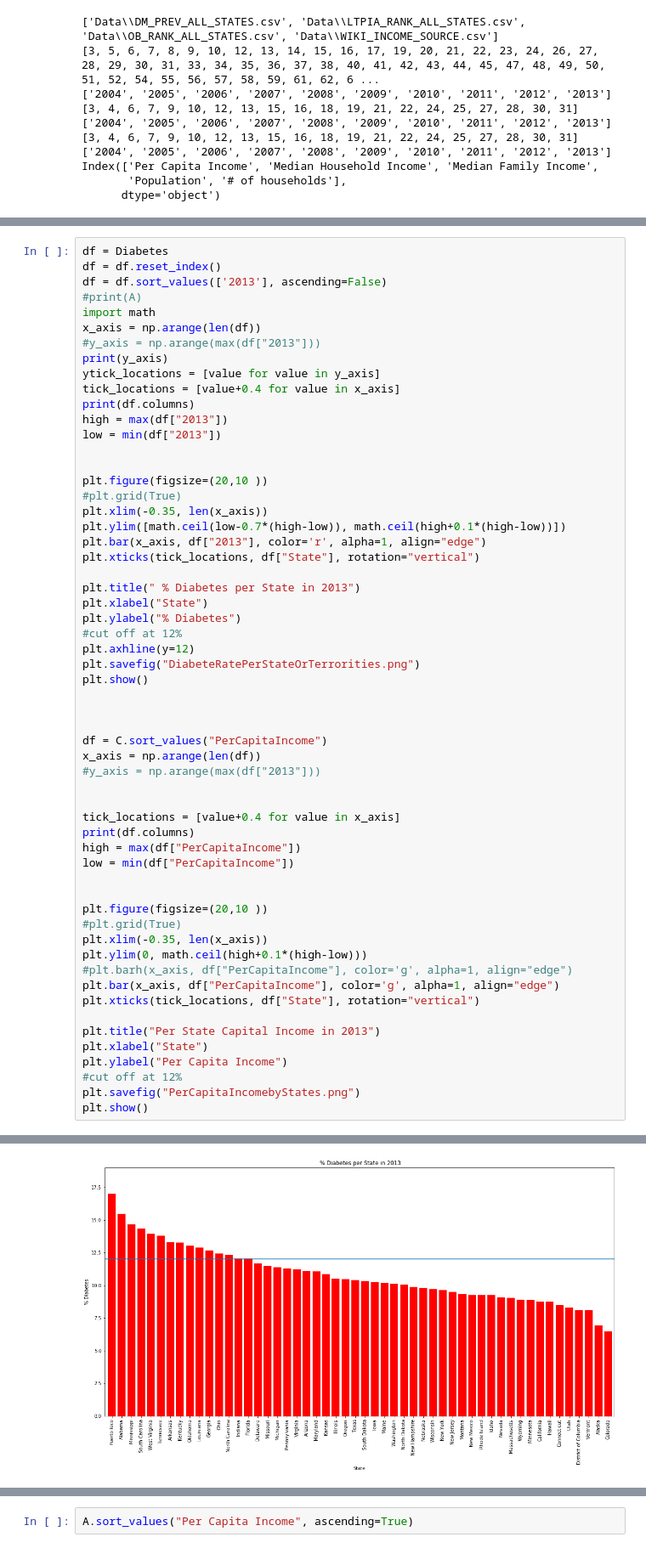
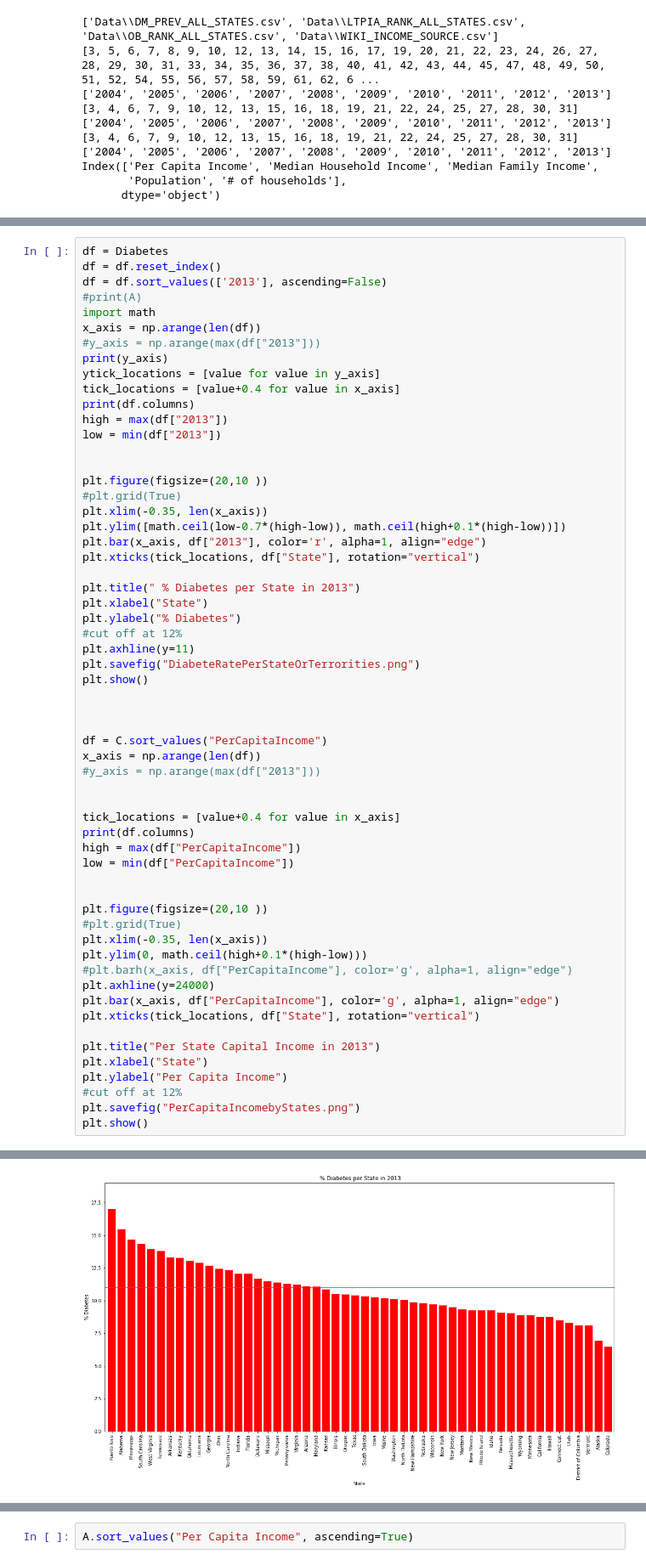
Before and after one commit to tonenguyen/DataAnalytics, a Jupyter notebook: Project1/OtherPatterns.ipynb, the cells around one changed output, grey strips where cells are left out. Shown: that part at 85% size. Drawn from its saved outputs; the diff is of its cells as text.

```diff
--- a/Project1/OtherPatterns.ipynb
+++ b/Project1/OtherPatterns.ipynb
@@ -141,7 +160,7 @@ plt.title(" % Diabetes per State in 2013")
 plt.xlabel("State")
 plt.ylabel("% Diabetes")
 #cut off at 12%
-plt.axhline(y=12)
+plt.axhline(y=11)
 plt.savefig("DiabeteRatePerStateOrTerrorities.png")
 plt.show()
 
@@ -150,32 +169,33 @@ plt.show()
 df = C.sort_values("PerCapitaIncome")
 x_axis = np.arange(len(df))
 #y_axis = np.arange(max(df["2013"]))
 
 
 tick_locations = [value+0.4 for value in x_axis]
 print(df.columns)
 high = max(df["PerCapitaIncome"])
 low = min(df["PerCapitaIncome"])
 
 
 plt.figure(figsize=(20,10 ))
 #plt.grid(True)
 plt.xlim(-0.35, len(x_axis))
 plt.ylim(0, math.ceil(high+0.1*(high-low)))
 #plt.barh(x_axis, df["PerCapitaIncome"], color='g', alpha=1, align="edge")
+plt.axhline(y=24000)
 plt.bar(x_axis, df["PerCapitaIncome"], color='g', alpha=1, align="edge")
 plt.xticks(tick_locations, df["State"], rotation="vertical")
 
 plt.title("Per State Capital Income in 2013")
 plt.xlabel("State")
 plt.ylabel("Per Capita Income")
 #cut off at 12%
 plt.savefig("PerCapitaIncomebyStates.png")
 plt.show()
 # %% [output]
 [ 0.  1.  2.  3.  4.  5.  6.  7.  8.  9. 10. 11. 12. 13. 14. 15. 16. 17.]
 Index(['State', '2004', '2005', '2006', '2007', '2008', '2009', '2010', '2011',
        '2012', '2013'],
       dtype='object')
-[figure, old version]
+[figure, new version]
 Index(['State', 'PerCapitaIncome', 'Margin of Error'], dtype='object')
```
Also changed, not shown: parts of 6 cells of this notebook, 3 other files.
